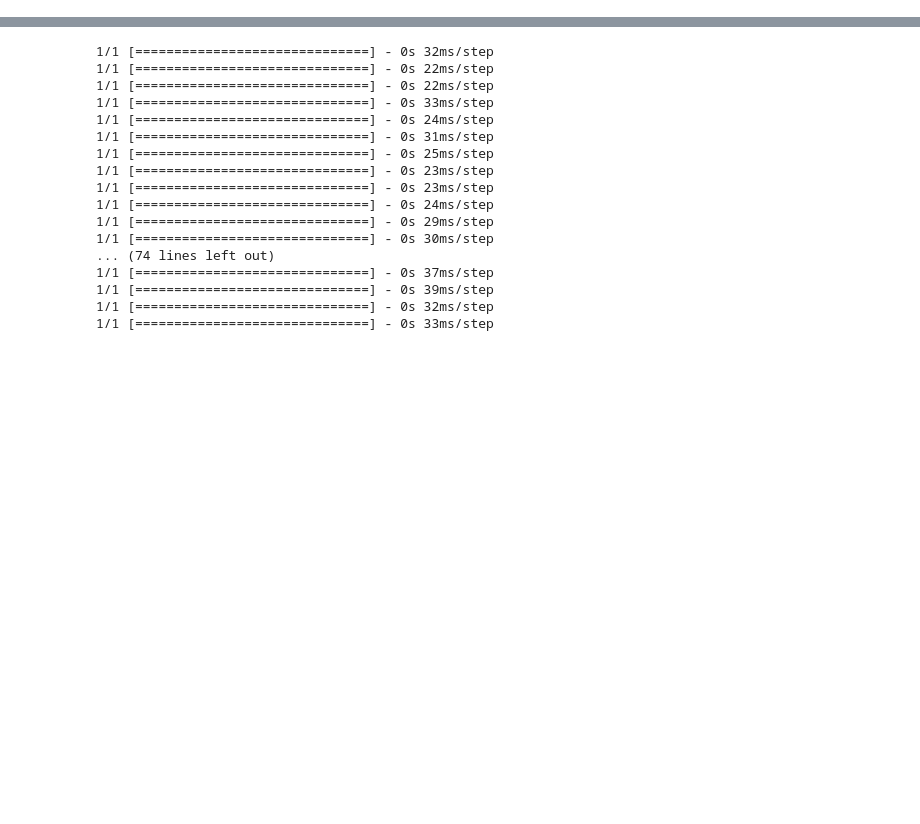
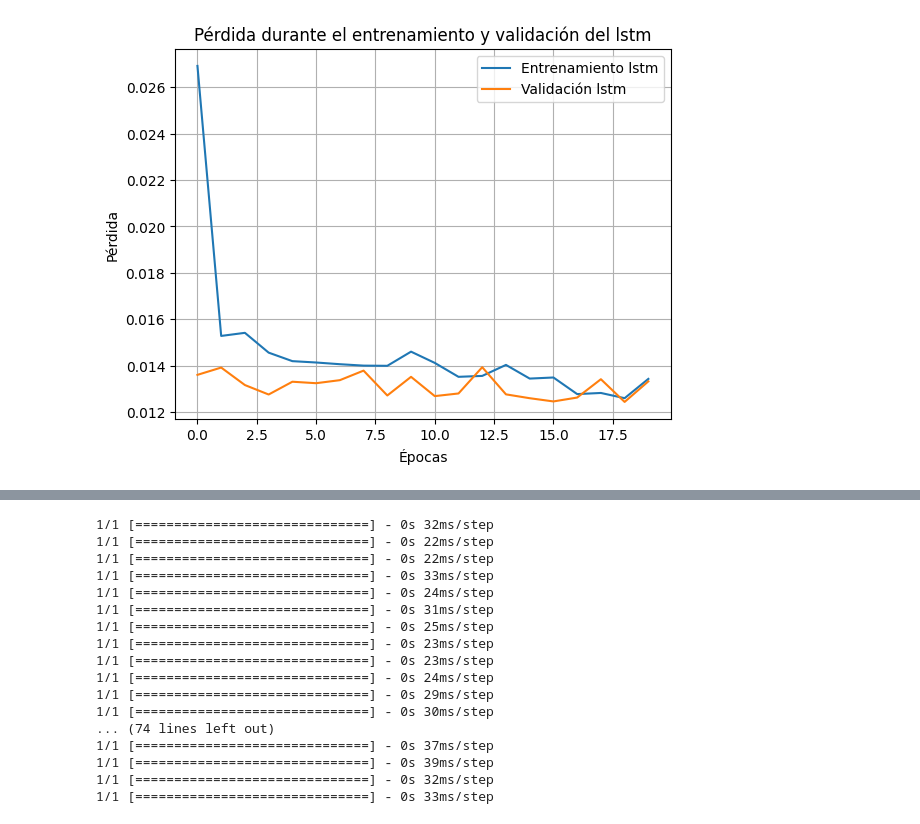
Before and after one commit to sensito/Detecci-n-de-Anomal-as-en-Ventas-Usando-Modelos-LSTM-y-Autoencoder, a Jupyter notebook: Hibrido.ipynb, the cells around one changed output, grey strips where cells are left out. Drawn from its saved outputs; the diff is of its cells as text; code cells hidden in the pictures; blank space fills up the shorter version.

```diff
--- a/Hibrido.ipynb
+++ b/Hibrido.ipynb
@@ -0,0 +25,14 @@
+# %%
+train_df  = pd.read_csv('/content/train.csv')
+test_df  = pd.read_csv('/content/test.csv', usecols=['date', 'store', 'item'])  # Cargar test_data sin la primera columna 'id'
+# %%
+# Convertir la columna 'date' a tipo datetime
+train_df['date'] = pd.to_datetime(train_df['date'])
+test_df['date'] = pd.to_datetime(test_df['date'])
+
+# Agrupar las ventas por día en los datos de entrenamiento
+daily_sales = train_df.groupby('date').sum()['sales'].reset_index()
+
+# Escalar los datos
+scaler = MinMaxScaler(feature_range=(0, 1))
+scaled_data = scaler.fit_transform(daily_sales['sales'].values.reshape(-1, 1))
@@ -0,0 +60,19 @@
+# %%
+# Crear el modelo LSTM
+model = Sequential()
+model.add(LSTM(50, return_sequences=True, input_shape=(seq_length, 1)))
+model.add(Dropout(0.2))
+model.add(LSTM(50, return_sequences=False))
+model.add(Dropout(0.2))
+model.add(Dense(25))
+model.add(Dense(1))
+
+# Compilar el modelo
+model.compile(optimizer='adam', loss='mean_squared_error')
+
+# Configurar Early Stopping y Model Checkpoint
+early_stop = EarlyStopping(monitor='val_loss', patience=10, restore_best_weights=True)
+checkpoint = ModelCheckpoint('best_model.h5', monitor='val_loss', save_best_only=True, mode='min')
+# %%
+# Entrenar el modelo
+history = model.fit(X_train, y_train, batch_size=32, epochs=20, validation_data=(X_val, y_val), callbacks=[early_stop, checkpoint])
@@ -0,0 +100,12 @@
+# %%
+# Graficar la pérdida durante el entrenamiento y validación del lstm
+plt.plot(history.history['loss'], label='Entrenamiento lstm')
+plt.plot(history.history['val_loss'], label='Validación lstm')
+plt.title('Pérdida durante el entrenamiento y validación del lstm')
+plt.xlabel('Épocas')
+plt.ylabel('Pérdida')
+plt.legend()
+plt.grid(True)
+plt.show()
+# %% [output]
+[figure, added]
```
Also changed, not shown: parts of 35 cells of this notebook.
